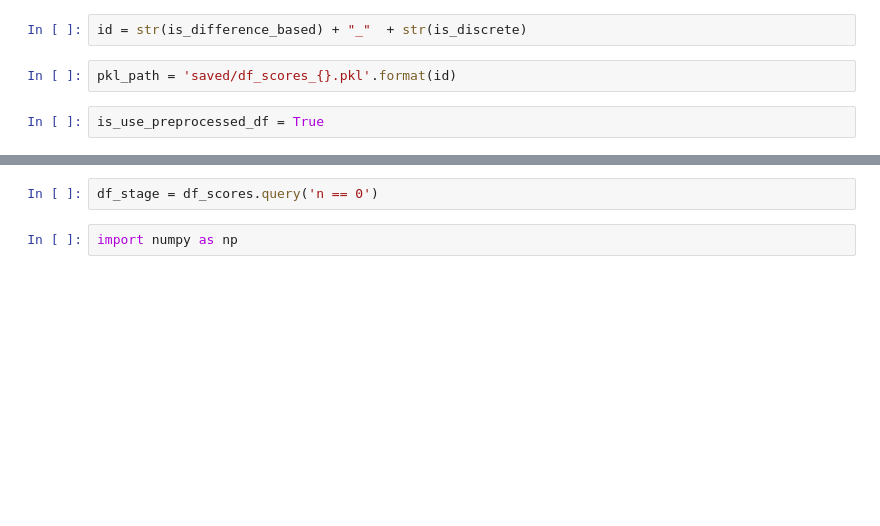
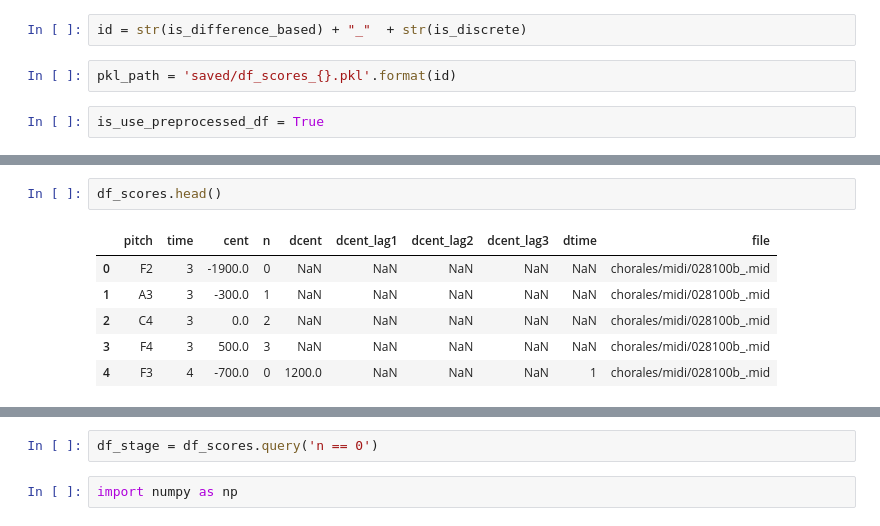
Before and after one commit to unagiinu2k/deepjazz_in_a_file, a Jupyter notebook: rnn_bach.ipynb, the cells around one changed output, grey strips where cells are left out. Cells and saved outputs as stored; diff of their text form; blank space fills up the shorter version.

```diff
--- a/rnn_bach.ipynb
+++ b/rnn_bach.ipynb
@@ -69,2 +83,11 @@ df_scores.shape
+# %%
+df_scores.head()
+# %% [output]
+|  | pitch | time | cent | n | dcent | dcent_lag1 | dcent_lag2 | dcent_lag3 | dtime | file |
+| 0 | F2 | 3 | -1900.0 | 0 | NaN | NaN | NaN | NaN | NaN | chorales/midi/028100b_.mid |
+| 1 | A3 | 3 | -300.0 | 1 | NaN | NaN | NaN | NaN | NaN | chorales/midi/028100b_.mid |
+| 2 | C4 | 3 | 0.0 | 2 | NaN | NaN | NaN | NaN | NaN | chorales/midi/028100b_.mid |
+| 3 | F4 | 3 | 500.0 | 3 | NaN | NaN | NaN | NaN | NaN | chorales/midi/028100b_.mid |
+| 4 | F3 | 4 | -700.0 | 0 | 1200.0 | NaN | NaN | NaN | 1 | chorales/midi/028100b_.mid |
 # %%
 df_scores.describe()
```
Also changed, not shown: parts of 17 cells of this notebook, 3 other files.
